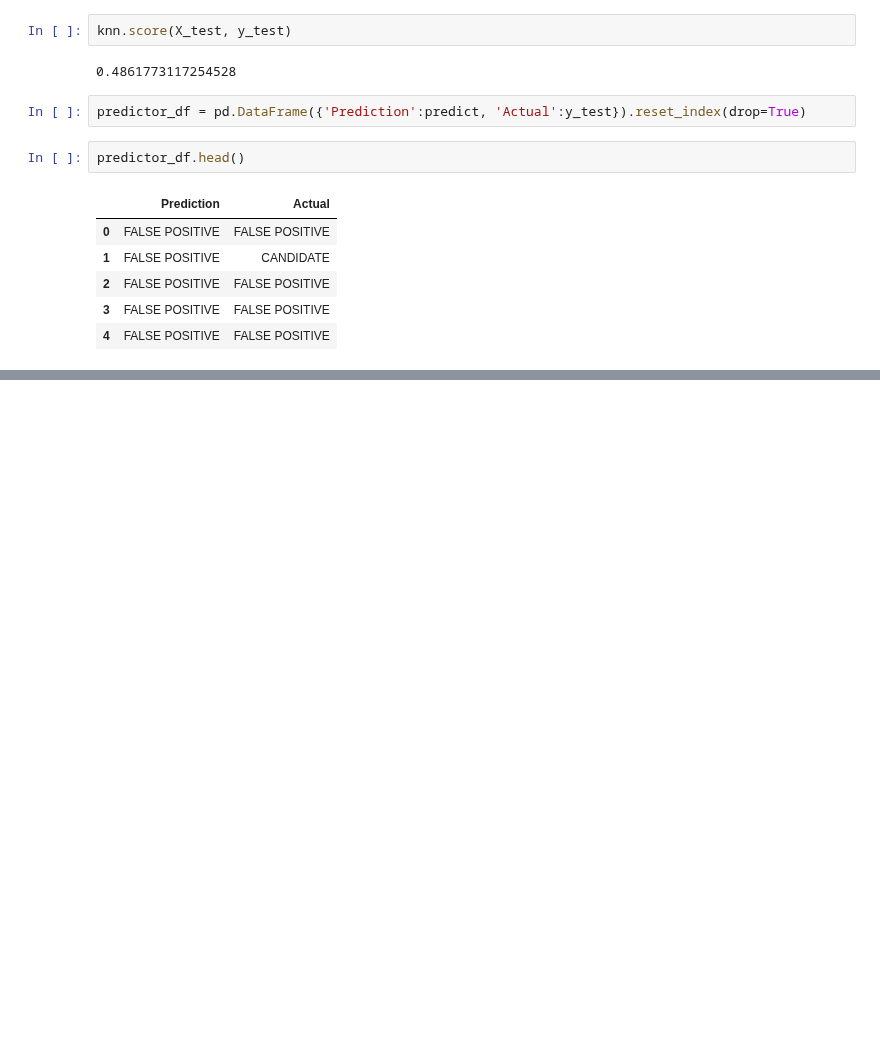
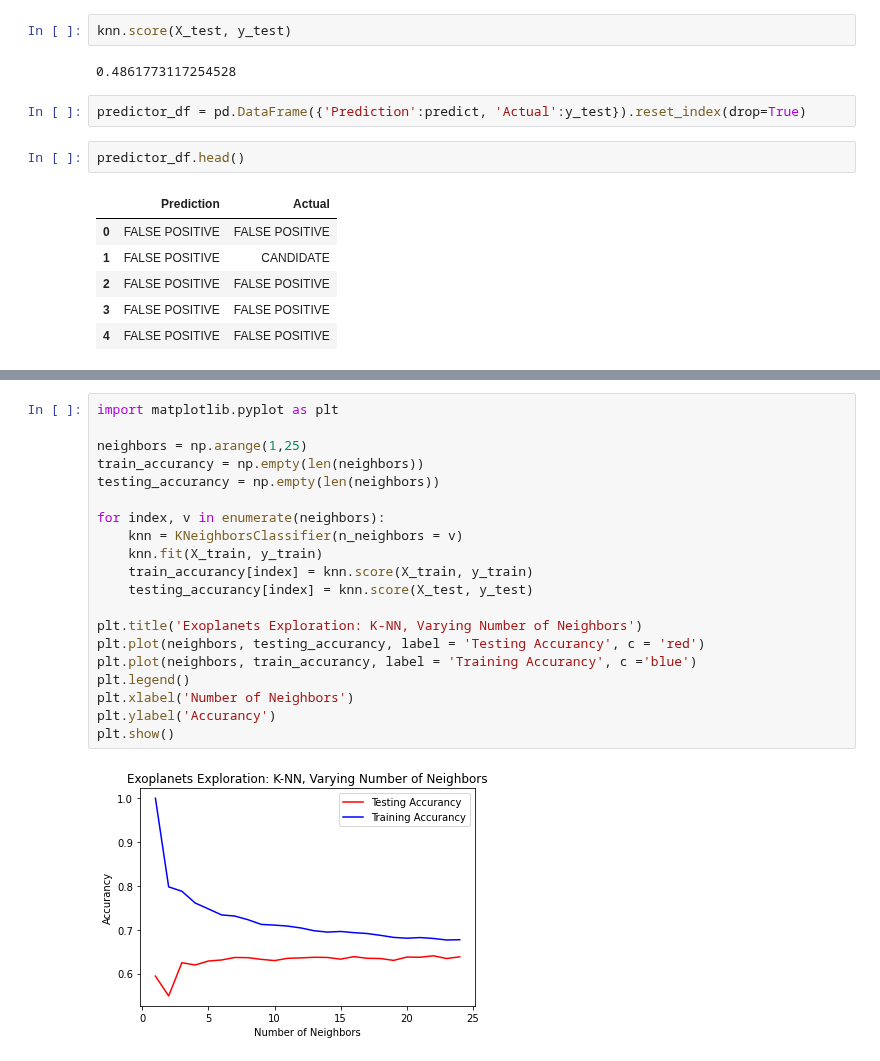
Before and after one commit to RaulMaya/Kepler-Telescope-Search, a Jupyter notebook: models/k_nearest_neighbors/knn_model.ipynb, the cells around one changed output, grey strips where cells are left out. Saved outputs shown, nothing was run; the diff lists cells and outputs as text; blank space fills up the shorter version.

Commit message:
Exploring KNN Graph according different number of neighbors

```diff
--- a/models/k_nearest_neighbors/knn_model.ipynb
+++ b/models/k_nearest_neighbors/knn_model.ipynb
@@ -87,0 +99,22 @@ predictor_df.head()
+# %%
+import matplotlib.pyplot as plt
+
+neighbors = np.arange(1,25)
+train_accurancy = np.empty(len(neighbors))
+testing_accurancy = np.empty(len(neighbors))
+
+for index, v in enumerate(neighbors):
+    knn = KNeighborsClassifier(n_neighbors = v)
+    knn.fit(X_train, y_train)
+    train_accurancy[index] = knn.score(X_train, y_train)
+    testing_accurancy[index] = knn.score(X_test, y_test)
+
+plt.title('Exoplanets Exploration: K-NN, Varying Number of Neighbors')
+plt.plot(neighbors, testing_accurancy, label = 'Testing Accurancy', c = 'red')
+plt.plot(neighbors, train_accurancy, label = 'Training Accurancy', c ='blue')
+plt.legend()
+plt.xlabel('Number of Neighbors')
+plt.ylabel('Accurancy')
+plt.show()
+# %% [output]
+[figure, added]
```
Also changed, not shown: parts of 1 cell of this notebook.
